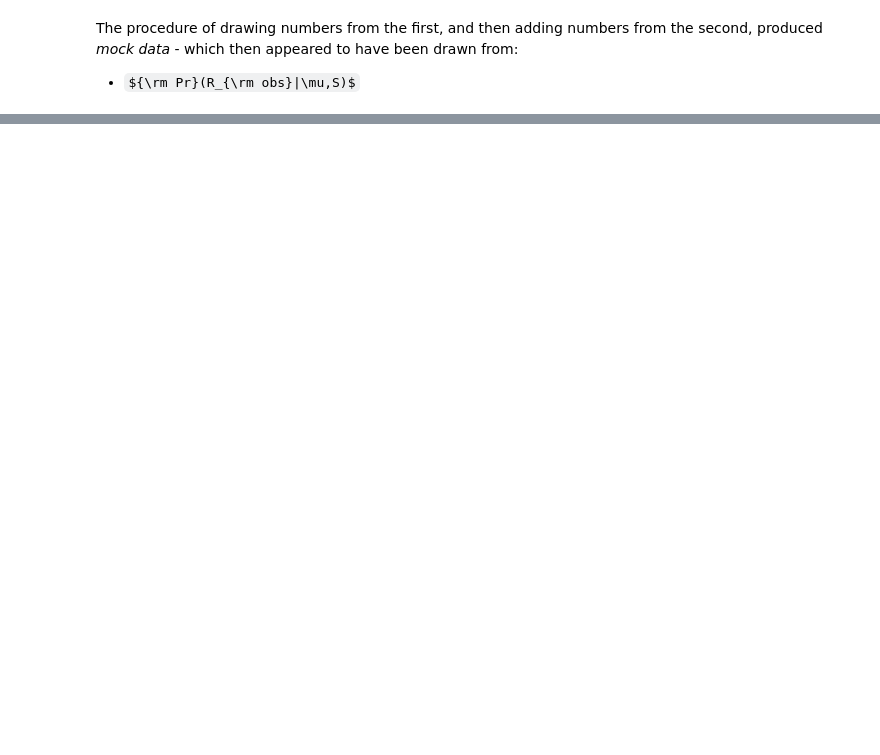
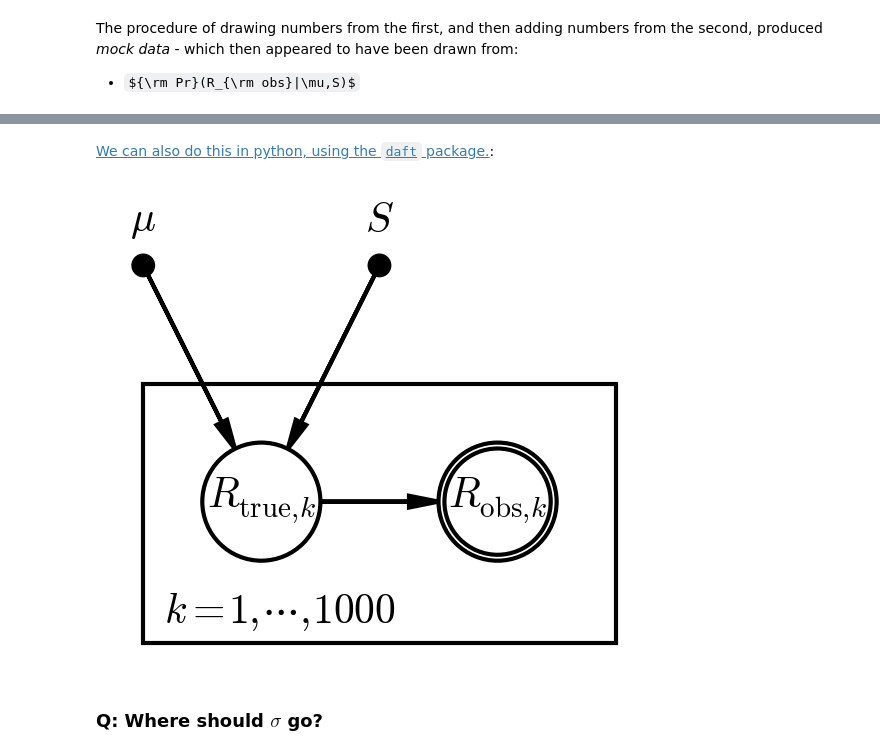
Before and after one commit to KIPAC/StatisticalMethods, a Jupyter notebook: examples/SDSScatalog/GalaxySizes.ipynb, the cells around one changed output, grey strips where cells are left out. Drawn from its saved outputs; the diff is of its cells as text; code cells hidden in the pictures; some formulas as TeX source; blank space fills up the shorter version.

```diff
--- a/examples/SDSScatalog/GalaxySizes.ipynb
+++ b/examples/SDSScatalog/GalaxySizes.ipynb
@@ -134,0 +202,9 @@ The procedure of drawing numbers from the first, and then adding numbers from th
+# %% [markdown]
+[We can also do this in python, using the `daft` package.](FirstPGM.ipynb):
+# %%
+from IPython.display import Image
+Image(filename="samplingdistributions.png")
+# %% [output]
+[figure, added]
+# %% [markdown]
+### Q: Where should $\sigma$ go?
```
Also changed, not shown: parts of 16 cells of this notebook, 3 other files.
